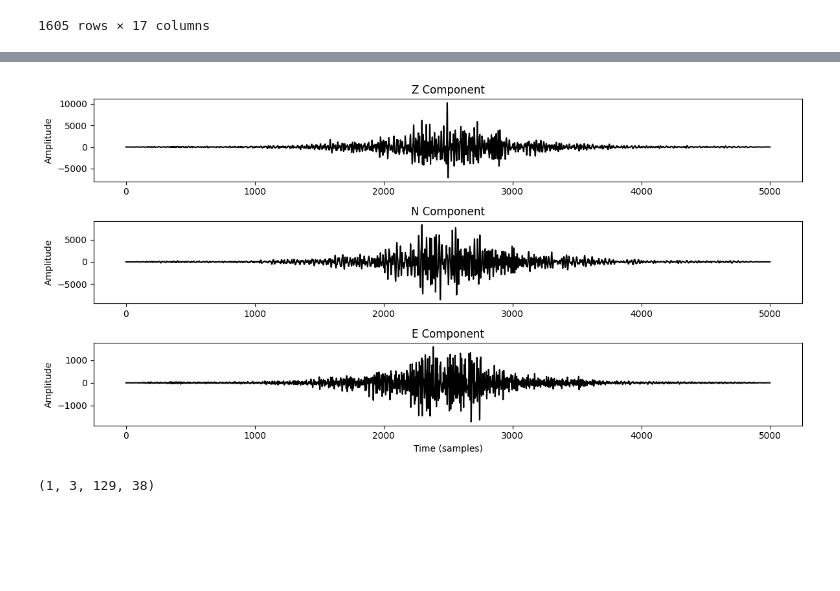
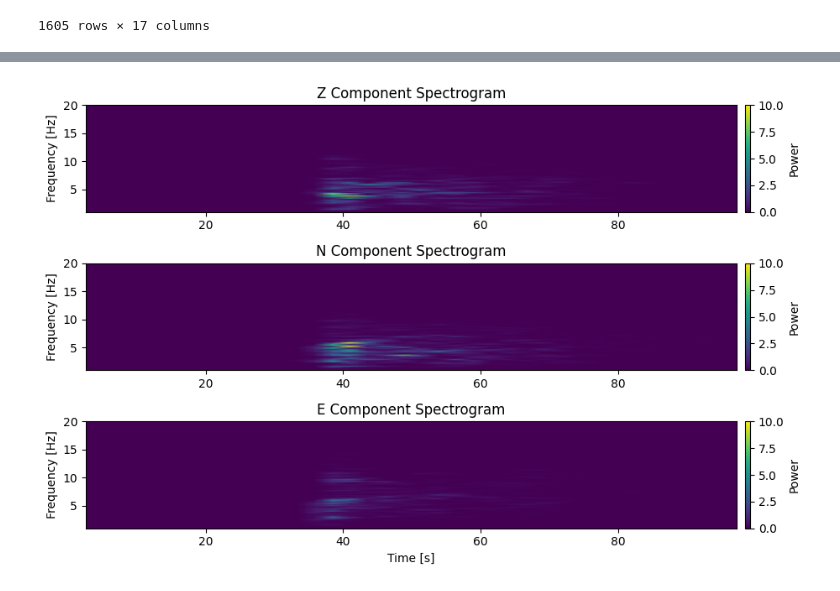
Before and after one commit to Akashkharita/PNW_Seismic_Event_Classification, a Jupyter notebook: deep_learning/comparing_with_seisbench.ipynb, the cells around one changed output, grey strips where cells are left out. Cells and saved outputs as stored; diff of their text form; code cells hidden in the pictures; blank space fills up the shorter version.

```diff
--- a/deep_learning/comparing_with_seisbench.ipynb
+++ b/deep_learning/comparing_with_seisbench.ipynb
@@ -54,7 +57,7 @@ num_channels = 3        # Number of input channels (seismic data)
 dropout = 0.9           # Dropout rate to prevent overfitting
 
 # Set device to GPU if available, else use CPU
-device = "cpu"     #torch.device("cuda" if torch.cuda.is_available() else "cpu")
+device = "cuda"     #torch.device("cuda" if torch.cuda.is_available() else "cpu")
 
 # ============================
 # 2. Model Initialization
@@ -142,7 +234,7 @@ exotic
 | 8691 | pnsn1447843 | surface event | UW | BH | LON | -- | ... |
 1605 rows × 17 columns
 # %%
-event = exotic.iloc[10]
+event = exotic.iloc[100]
 network = event["station_network_code"]
 station = event["station_code"]
 channel = event["station_channel_code"]
@@ -211,23 +304,43 @@ filtered_data = np.array([signal.filtfilt(b, a, row) for row in tapered_data])
 num_samples = int(filtered_data.shape[1] * fs / 100)  # Resample to target `fs`
 resampled_data = np.array([signal.resample(row, num_samples) for row in filtered_data])
 
+
+
 resampled_data = resampled_data[:,0:5000]
+resampled_data = resampled_data.reshape(1,3, 5000)
+
+mmax = np.std(np.abs(resampled_data[0]))
+norm = resampled_data/mmax
+# %%
+nperseg=256
+overlap=0.5
+fs = 50
+noverlap = int(nperseg * overlap)  # Calculate overlap
+f, t, _ = signal.spectrogram(norm, nperseg=nperseg, noverlap=noverlap, fs=fs)
+
+spectrogram = extract_spectrograms(norm)
 # %%
-# Let's assume resampled_data has shape (3, N)
+# Assume `spectrogram` has shape (1, 3, 129, 38)
+# spectrogram = your_spectrogram_array
+# f, t = frequencies and times from signal.spectrogram
+
 components = ['Z', 'N', 'E']
-time = np.arange(resampled_data.shape[1])  # Or use actual time if available
+spec = spectrogram[0]  # Remove batch dimension, now shape (3, 129, 38)
 
-plt.figure(figsize=(12, 6))
+plt.figure(figsize=(10, 6))
 
 for i in range(3):
-    plt.subplot(3, 1, i+1)
-    plt.plot(time, resampled_data[i], color='black')
-    plt.title(f'{components[i]} Component')
-    plt.ylabel('Amplitude')
+    plt.subplot(3, 1, i + 1)
+    plt.pcolormesh(t, f, spec[i],  shading='gouraud', cmap='viridis', clim = [0,10])
+    plt.ylabel('Frequency [Hz]')
+    plt.title(f'{components[i]} Component Spectrogram')
+    plt.ylim(1,20)
+    plt.colorbar(label='Power', pad=0.01)
     if i == 2:
-        plt.xlabel('Time (samples)')
+        plt.xlabel('Time [s]')
+
 
 plt.tight_layout()
 plt.show()
 # %% [output]
-[figure, old version]
+[figure, new version]
@@ -236,4 +346,0 @@ resampled_data = resampled_data.reshape(1,3, 5000)
-# %%
-spectrogram = extract_spectrograms(resampled_data)
-# %% [output]
-(1, 3, 129, 38)
```
Also changed, not shown: parts of 19 cells of this notebook.
